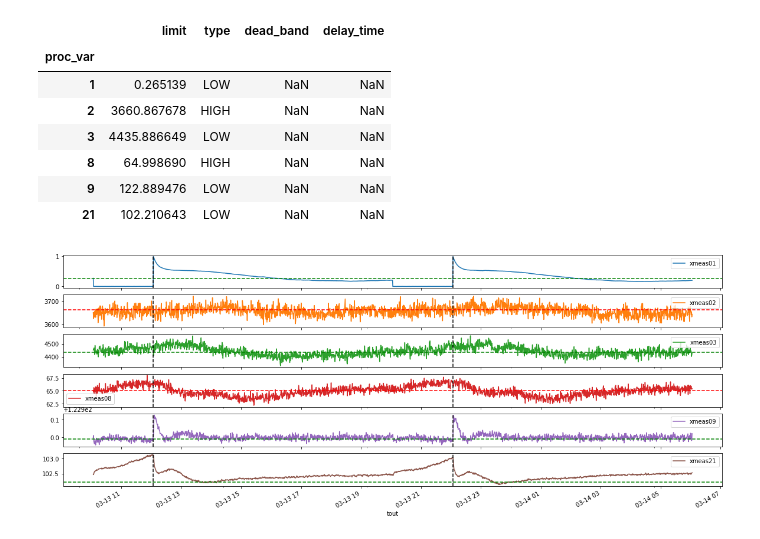
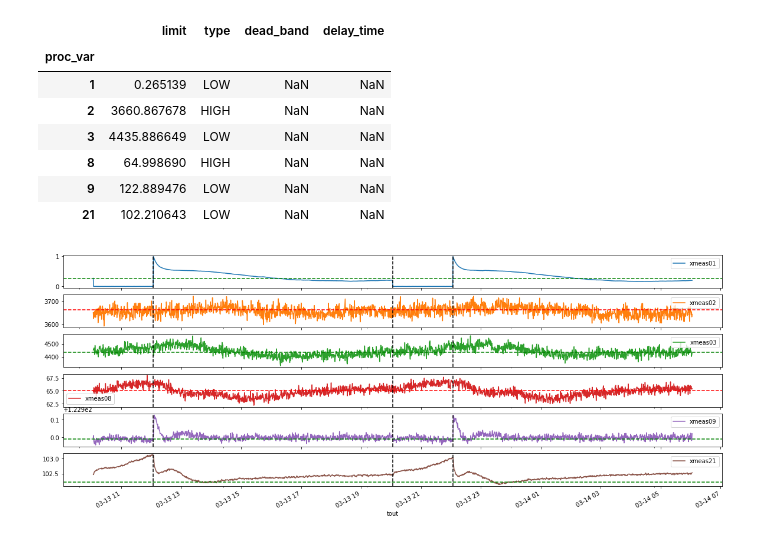
Before and after one commit to ruteee/pesquisa, a Jupyter notebook: Notebooks/Process Plot.ipynb, the cells around one changed output. Saved outputs shown, nothing was run; the diff lists cells and outputs as text; code cells hidden in the pictures.

```diff
--- a/Notebooks/Process Plot.ipynb
+++ b/Notebooks/Process Plot.ipynb
@@ -30,9 +30,10 @@ threshold_df.head(6)
 # %%
 axes = proc_df.iloc[0:2000].plot(subplots=True, figsize=(20, 8))
 for i, ax in enumerate(axes):
     ax.axhline(y=threshold_df.iloc[i].limit, color="red" if threshold_df.iloc[i].type == "HIGH" else "green", ls='--')
     ax.axvline(x=proc_df.index[200], color="black", ls='--')
+    ax.axvline(x=proc_df.index[1000], color="black", ls='--')
     ax.axvline(x=proc_df.index[1200], color="black", ls='--')
 plt.show()
 # %% [output]
-[figure, old version]
+[figure, new version]
```
